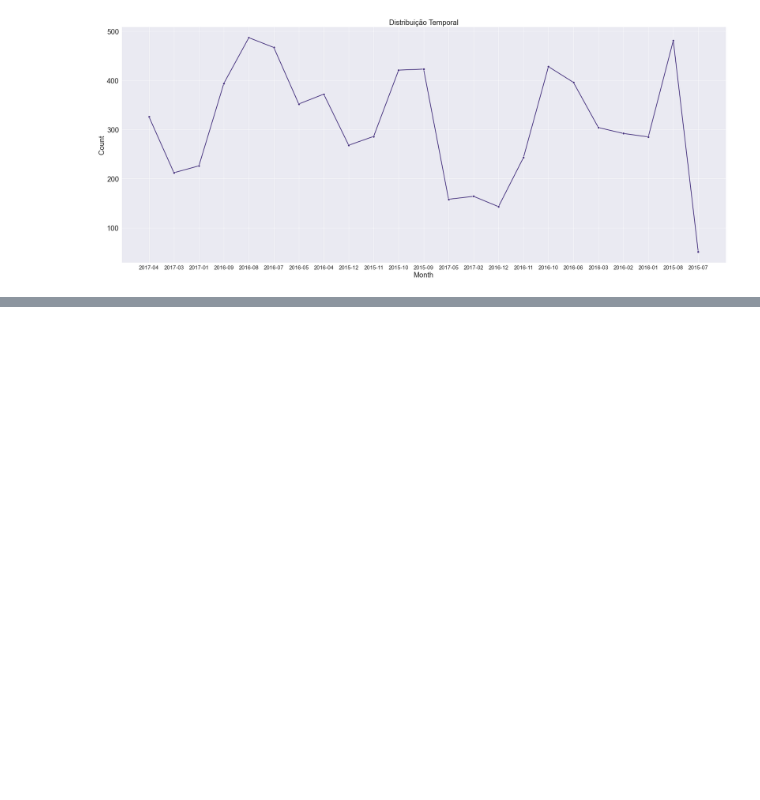
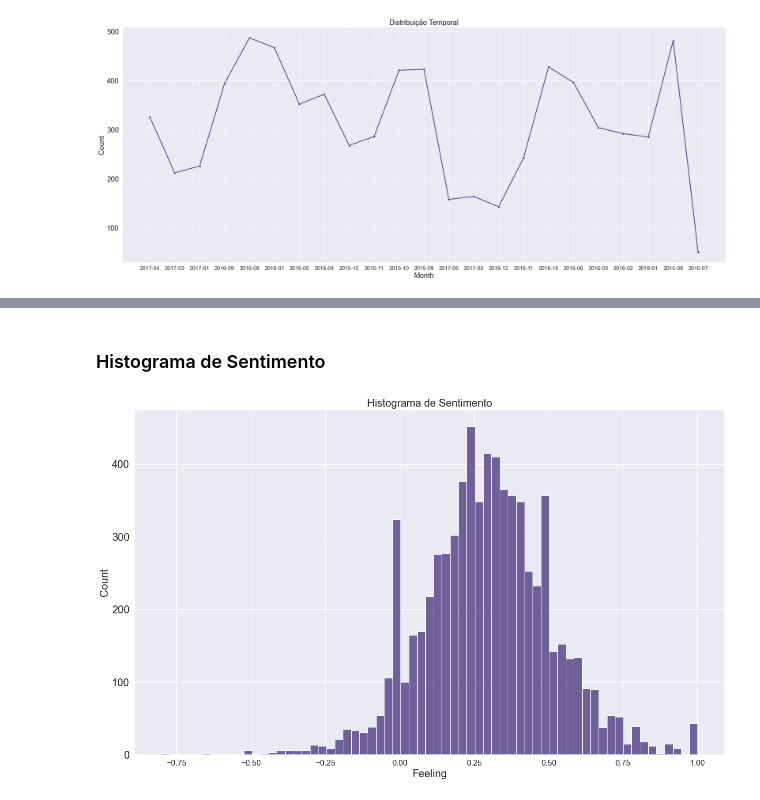
Before and after one commit to thomz2/big-data-spark, a Jupyter notebook: analysis/eiffel_tower/distributions.ipynb, the cells around one changed output, grey strips where cells are left out. Drawn from its saved outputs; the diff is of its cells as text; code cells hidden in the pictures; blank space fills up the shorter version.

Commit message:
feeling histogram

```diff
--- a/analysis/eiffel_tower/distributions.ipynb
+++ b/analysis/eiffel_tower/distributions.ipynb
@@ -128,0 +127,10 @@ plt.show()
+# %%
+@udf(returnType=DoubleType())
+def analyze_sentiment(text):
+    return TextBlob(text).sentiment.polarity
+# %%
+reviews_df = df.select("text").dropna().withColumn("text_cleaned", lower(col("text"))) \
+    .withColumn("text_cleaned", regexp_replace(col("text_cleaned"), "[^a-zA-Z\\s]", ""))
+
+sentiment_distribution = reviews_df.withColumn("sentiment", analyze_sentiment(col("text_cleaned"))).toPandas()
+sentiment_distribution
@@ -128,0 +151,18 @@ plt.show()
+# %% [markdown]
+### Histograma de Sentimento
+# %%
+sns.set_style("darkgrid")
+sns.set_palette("viridis")
+
+plt.figure(figsize=(20, 12))
+sns.histplot(x='sentiment', data=sentiment_distribution)
+plt.xlabel('Feeling', fontsize=20)
+plt.ylabel('Count', fontsize=20)
+plt.title('Histograma de Sentimento', fontsize=20)
+plt.grid(True)
+
+plt.xticks(fontsize=15)
+plt.yticks(fontsize=20)
+plt.show()
+# %% [output]
+[figure, added]
```
Also changed, not shown: parts of 3 cells of this notebook.
